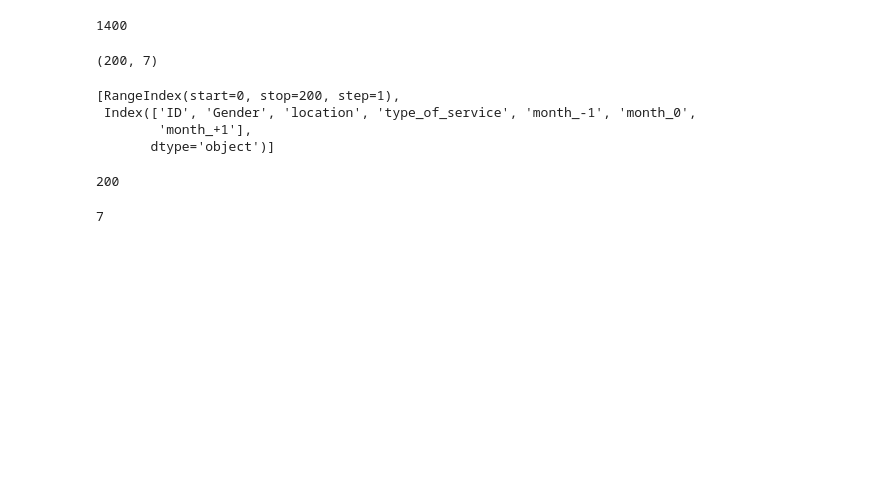
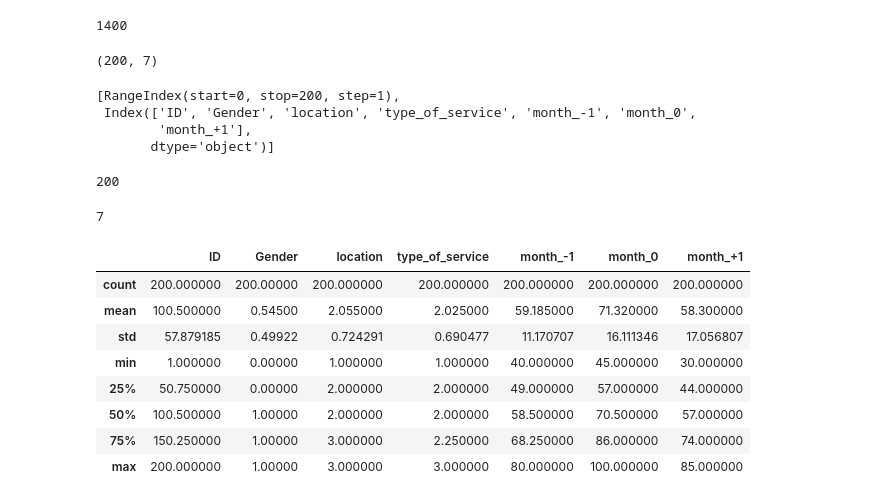
Before and after one commit to rallabg/DS_Rcode, a Jupyter notebook: Python_practice.ipynb, the cells around one changed output. Cells and saved outputs as stored; diff of their text form; code cells hidden in the pictures; blank space fills up the shorter version.

```diff
--- a/Python_practice.ipynb
+++ b/Python_practice.ipynb
@@ -75,3 +75,15 @@ df.shape[0]
 df.shape[1]
 # %% [output]
 7
+# %%
+df.describe()
+# %% [output]
+|  | ID | Gender | location | type_of_service | month_-1 | month_0 | month_+1 |
+| count | 200.000000 | 200.00000 | 200.000000 | 200.000000 | 200.000000 | 200.000000 | 200.000000 |
+| mean | 100.500000 | 0.54500 | 2.055000 | 2.025000 | 59.185000 | 71.320000 | 58.300000 |
+| std | 57.879185 | 0.49922 | 0.724291 | 0.690477 | 11.170707 | 16.111346 | 17.056807 |
+| min | 1.000000 | 0.00000 | 1.000000 | 1.000000 | 40.000000 | 45.000000 | 30.000000 |
+| 25% | 50.750000 | 0.00000 | 2.000000 | 2.000000 | 49.000000 | 57.000000 | 44.000000 |
+| 50% | 100.500000 | 1.00000 | 2.000000 | 2.000000 | 58.500000 | 70.500000 | 57.000000 |
+| 75% | 150.250000 | 1.00000 | 3.000000 | 2.250000 | 68.250000 | 86.000000 | 74.000000 |
+| max | 200.000000 | 1.00000 | 3.000000 | 3.000000 | 80.000000 | 100.000000 | 85.000000 |
```
Also changed, not shown: parts of 19 cells of this notebook.
